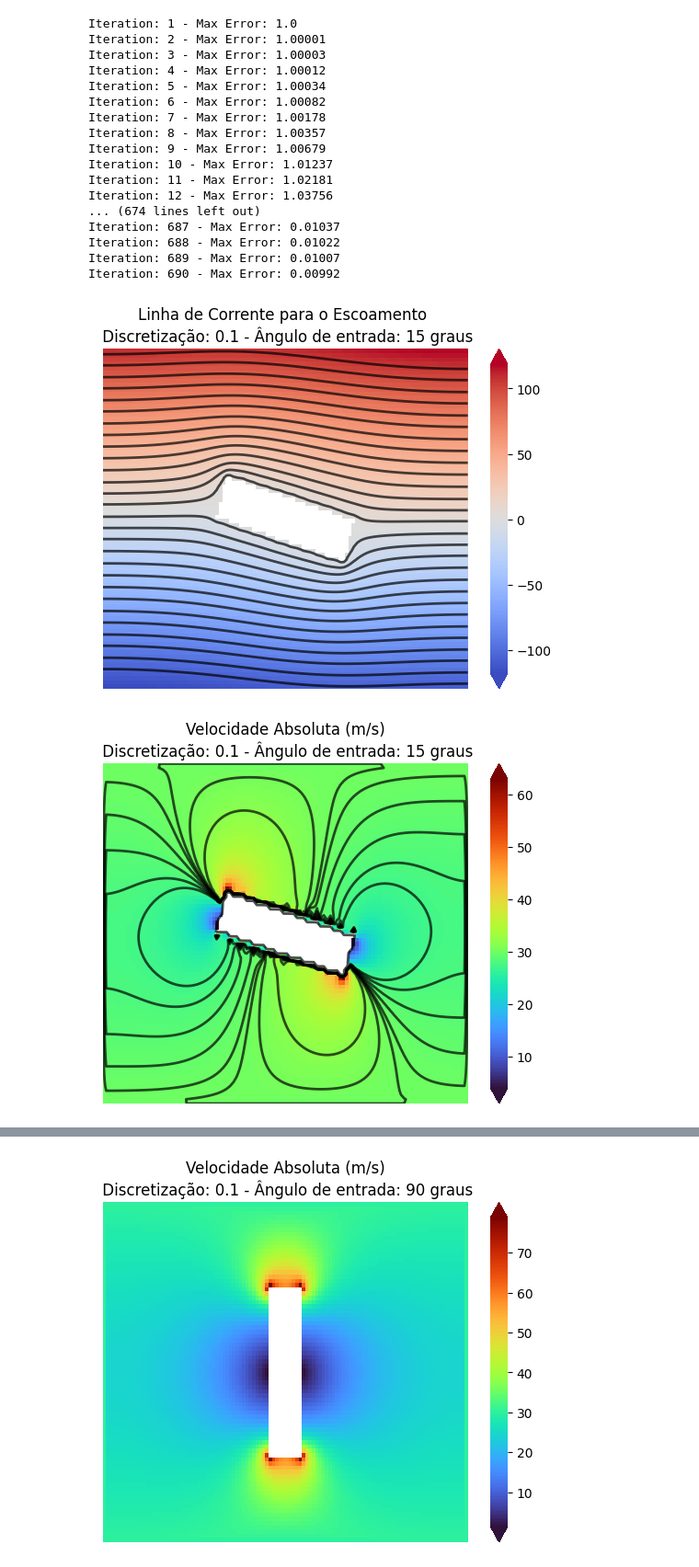
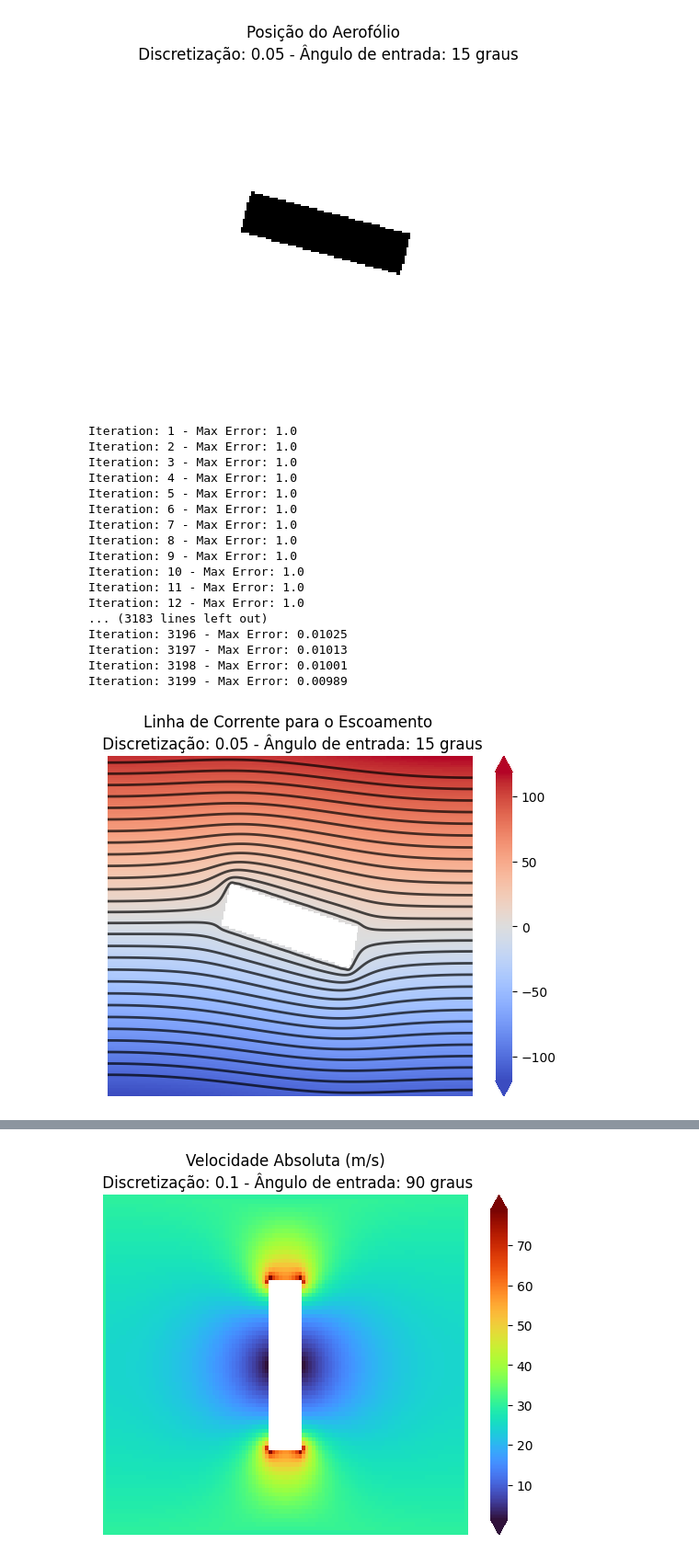
Before and after one commit to guicbelon/EulerRK4_simul, a Jupyter notebook: 2.ipynb, the cells around one changed output, grey strips where cells are left out. Shown: that part at 92% size. Cells and saved outputs as stored; diff of their text form; code cells hidden in the pictures.

```diff
--- a/2.ipynb
+++ b/2.ipynb
@@ -23,10 +23,7 @@ class Point:
         self.del_streamline_del_y_value = 0
         self.pressure = 0
         self.absolute_velocity = 0
-        self.is_surface_1 = False
-        self.is_surface_2 = False
-        self.is_surface_3 = False
-        self.is_surface_4 = False
+        self.is_in_airfoil_surface = False
         self.normal_direction = None
         self.g = 9.8
         self.density = 1
@@ -77,7 +74,7 @@ class Mesh:
     def __init__(self, delta:float = 0.01,
                     rotation_angle_in_degrees:float=0,
                     U_infinity:float=30,
-                    max_num_of_iterations:float=10E5):
+                    max_num_of_iterations:float=10E4):
         self.delta = delta
         self.lambda_value = 1.85
         self.tolerance = 0.01
@@ -93,6 +90,8 @@ class Mesh:
         self.airfoil_width = 1
         self.airfoil_height = 4
         self.num_of_iterations = 0
+        self.drag_forces = None
+        self.lifting_forces = None
         self.rotation_matrix = np.array([[-np.sin(self.rotation_angle), np.cos(self.rotation_angle)],
                                          [-np.cos(self.rotation_angle), -np.sin(self.rotation_angle)]])
 
@@ -140,17 +139,14 @@ class Mesh:
         new_y = point_position_in_new_system[1]
         normal_in_I = np.array([np.sin(self.rotation_angle), np.cos(self.rotation_angle)])
         normal_in_J = np.array([-np.cos(self.rotation_angle), np.sin(self.rotation_angle)])
+        self.mesh[row_id][col_id].is_in_airfoil_surface = True
         if new_x >= (self.airfoil_width/2):
-            self.mesh[row_id][col_id].is_surface_1 = True
             self.mesh[row_id][col_id].normal_direction = -normal_in_I
         elif new_x <= -(self.airfoil_width/2):
-            self.mesh[row_id][col_id].is_surface_3 = True
             self.mesh[row_id][col_id].normal_direction = normal_in_I
         elif new_y >= (self.airfoil_height/2):
-            self.mesh[row_id][col_id].is_surface_4 = True
             self.mesh[row_id][col_id].normal_direction = normal_in_J
         elif new_y <= -(self.airfoil_height/2):
-            self.mesh[row_id][col_id].is_surface_2 = True
             self.mesh[row_id][col_id].normal_direction = -normal_in_J
 
 
@@ -308,12 +304,19 @@ class Mesh:
                     self.right_point = self.mesh[row_id][col_id+1]
                 self.calculate_derivates(row_id, col_id)
 
-    def calculate_drag_force(self):
-        drag_force = 0
+    def calculate_forces(self):
+        num_of_points = 0
+        drag_forces = 0
+        lifting_forces = 0
         for row_id in range(self.num_of_rows):
             for col_id in range(self.num_of_cols):
                 point = self.mesh[row_id][col_id]
-                if point
+                if point.is_in_airfoil_surface:
+                    num_of_points +=1
+                    drag_forces += self.delta*point.pressure*point.normal_direction[0]
+                    lifting_forces += self.delta*point.pressure*point.normal_direction[1]
+        self.drag_forces = 2*(self.airfoil_width + self.airfoil_height)*drag_forces/num_of_points
+        self.lifting_forces = 2*(self.airfoil_width + self.airfoil_height)*lifting_forces/num_of_points
 
 
     def simul(self):
@@ -373,50 +376,52 @@ class Mesh:
         plt.title(f'Velocidade Absoluta (m/s)\n Discretização: {self.delta} - Ângulo de entrada: {self.rotation_angle_in_degrees} graus')
         plt.axis('off')
         plt.show()
 
     def plot_pressure(self, plot_contour:bool=False):
         mesh_values = self.get_parameter_value(pressure=True)
         mesh_values = np.array(mesh_values)
         mask = np.zeros_like(mesh_values, dtype=bool)
         mask[mesh_values == 0] = True
         sns.heatmap(mesh_values, annot=False, cmap='Spectral', linewidths=0, mask=mask, cbar_kws={'extend': 'both'})
         if plot_contour:
             nonzero_values = mesh_values[mesh_values != 0]
             levels = np.percentile(nonzero_values, np.linspace(0, 100, num=10))
             plt.contour(mesh_values, levels=levels, colors='k', linestyles='solid', linewidths=2, alpha=0.7,
                         extent=(0, mesh_values.shape[1], 0, mesh_values.shape[0]))
         plt.title(f'Pressão (Pa)\n Discretização: {self.delta} - Ângulo de entrada: {self.rotation_angle_in_degrees} graus')
         plt.axis('off')
         plt.show()
 
 
 
 
-m = Mesh(rotation_angle_in_degrees=15, delta = 0.1)
+m = Mesh(rotation_angle_in_degrees=15, delta = 0.05)
 
 mesh = m.mesh
-#m.plot_mesh()
+m.plot_mesh()
 m.simul()
 m.plot_streamline()
 m.plot_velocities(plot_contour=True)
 m.plot_pressure(plot_contour=True)
+m.calculate_forces()
+print('drag:',m.drag_forces,'lift:', m.lifting_forces)
 # %% [output]
+[figure, new version]
 Iteration: 1 - Max Error: 1.0
-Iteration: 2 - Max Error: 1.00001
-Iteration: 3 - Max Error: 1.00003
-Iteration: 4 - Max Error: 1.00012
-Iteration: 5 - Max Error: 1.00034
-Iteration: 6 - Max Error: 1.00082
-Iteration: 7 - Max Error: 1.00178
-Iteration: 8 - Max Error: 1.00357
-Iteration: 9 - Max Error: 1.00679
-Iteration: 10 - Max Error: 1.01237
-Iteration: 11 - Max Error: 1.02181
-Iteration: 12 - Max Error: 1.03756
-... (674 lines left out)
-Iteration: 687 - Max Error: 0.01037
-Iteration: 688 - Max Error: 0.01022
-Iteration: 689 - Max Error: 0.01007
-Iteration: 690 - Max Error: 0.00992
+Iteration: 2 - Max Error: 1.0
+Iteration: 3 - Max Error: 1.0
+Iteration: 4 - Max Error: 1.0
+Iteration: 5 - Max Error: 1.0
+Iteration: 6 - Max Error: 1.0
+Iteration: 7 - Max Error: 1.0
+Iteration: 8 - Max Error: 1.0
+Iteration: 9 - Max Error: 1.0
+Iteration: 10 - Max Error: 1.0
+Iteration: 11 - Max Error: 1.0
+Iteration: 12 - Max Error: 1.0
+... (3183 lines left out)
+Iteration: 3196 - Max Error: 0.01025
+Iteration: 3197 - Max Error: 0.01013
+Iteration: 3198 - Max Error: 0.01001
+Iteration: 3199 - Max Error: 0.00989
-[figure, old version]
-[figure, old version]
+[figure, new version]
```
Also changed, not shown: parts of 4 cells of this notebook.
